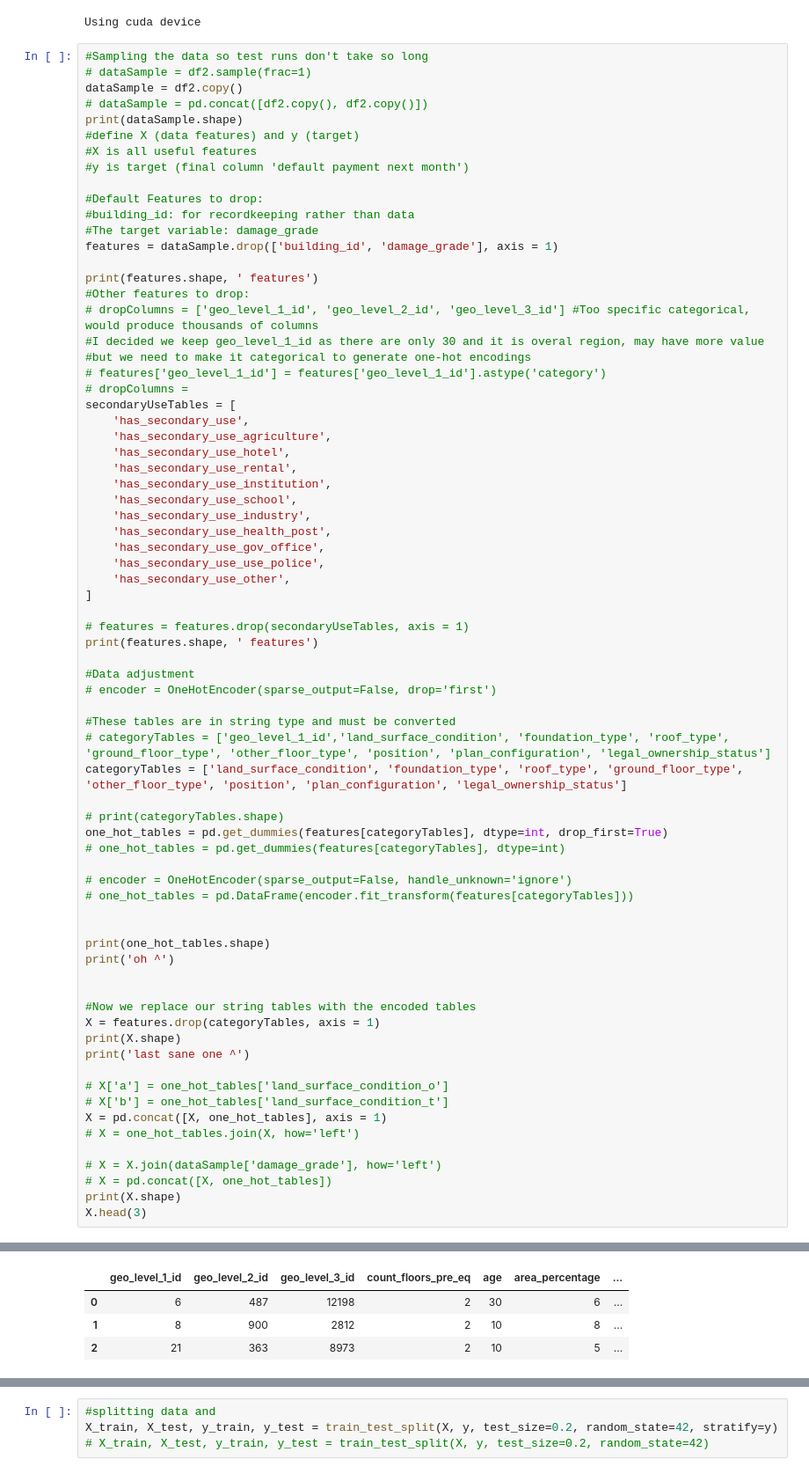
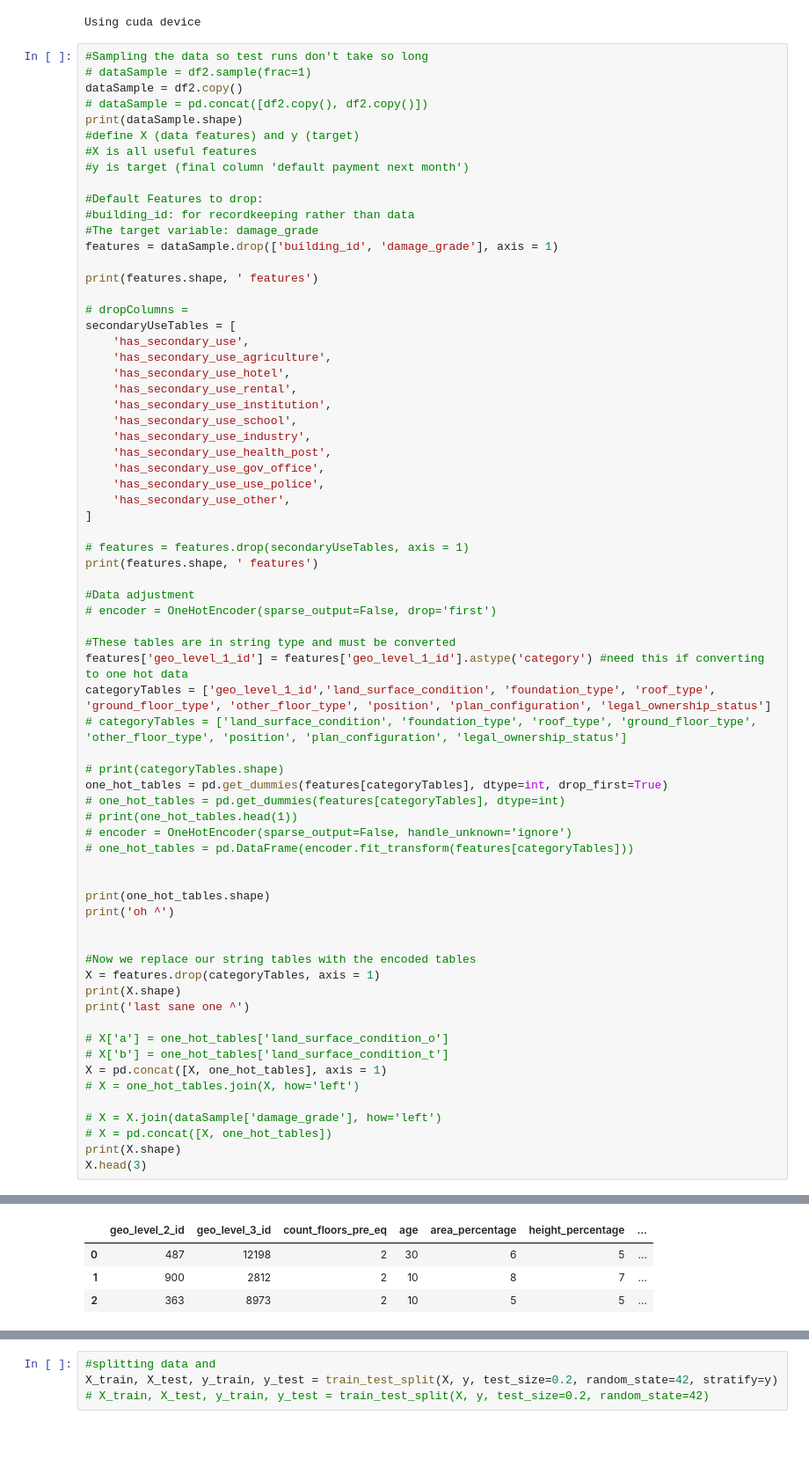
Before and after one commit to EvanGalea2/Earthquake-Damage-Predictor, a Jupyter notebook: NeuralNetwork.ipynb, the cells around one changed output, grey strips where cells are left out. Shown at 88% size. Cells and saved outputs as stored; diff of their text form; blank space fills up the shorter version.

```diff
--- a/NeuralNetwork.ipynb
+++ b/NeuralNetwork.ipynb
@@ -88,11 +90,7 @@ print(dataSample.shape)
 features = dataSample.drop(['building_id', 'damage_grade'], axis = 1)
 
 print(features.shape, ' features')
-#Other features to drop:
-# dropColumns = ['geo_level_1_id', 'geo_level_2_id', 'geo_level_3_id'] #Too specific categorical, would produce thousands of columns
-#I decided we keep geo_level_1_id as there are only 30 and it is overal region, may have more value
-#but we need to make it categorical to generate one-hot encodings
-# features['geo_level_1_id'] = features['geo_level_1_id'].astype('category')
+
 # dropColumns =
 secondaryUseTables = [
     'has_secondary_use',
@@ -115,13 +113,14 @@ print(features.shape, ' features')
 # encoder = OneHotEncoder(sparse_output=False, drop='first')
 
 #These tables are in string type and must be converted
-# categoryTables = ['geo_level_1_id','land_surface_condition', 'foundation_type', 'roof_type', 'ground_floor_type', 'other_floor_type', 'position', 'plan_configuration', 'legal_ownership_status']
-categoryTables = ['land_surface_condition', 'foundation_type', 'roof_type', 'ground_floor_type', 'other_floor_type', 'position', 'plan_configuration', 'legal_ownership_status']
+features['geo_level_1_id'] = features['geo_level_1_id'].astype('category') #need this if converting to one hot data
+categoryTables = ['geo_level_1_id','land_surface_condition', 'foundation_type', 'roof_type', 'ground_floor_type', 'other_floor_type', 'position', 'plan_configuration', 'legal_ownership_status']
+# categoryTables = ['land_surface_condition', 'foundation_type', 'roof_type', 'ground_floor_type', 'other_floor_type', 'position', 'plan_configuration', 'legal_ownership_status']
 
 # print(categoryTables.shape)
 one_hot_tables = pd.get_dummies(features[categoryTables], dtype=int, drop_first=True)
 # one_hot_tables = pd.get_dummies(features[categoryTables], dtype=int)
-
+# print(one_hot_tables.head(1))
 # encoder = OneHotEncoder(sparse_output=False, handle_unknown='ignore')
 # one_hot_tables = pd.DataFrame(encoder.fit_transform(features[categoryTables]))
 
@@ -156,7 +155,7 @@ last sane one ^
-|  | geo_level_1_id | geo_level_2_id | geo_level_3_id | count_floors_pre_eq | age | area_percentage | ... |
-| 0 | 6 | 487 | 12198 | 2 | 30 | 6 | ... |
-| 1 | 8 | 900 | 2812 | 2 | 10 | 8 | ... |
-| 2 | 21 | 363 | 8973 | 2 | 10 | 5 | ... |
+|  | geo_level_2_id | geo_level_3_id | count_floors_pre_eq | age | area_percentage | height_percentage | ... |
+| 0 | 487 | 12198 | 2 | 30 | 6 | 5 | ... |
+| 1 | 900 | 2812 | 2 | 10 | 8 | 7 | ... |
+| 2 | 363 | 8973 | 2 | 10 | 5 | 5 | ... |
 # %%
 # scaler = MinMaxScaler()
 scaler = StandardScaler()
```
Also changed, not shown: parts of 8 cells of this notebook, 1 other file.
